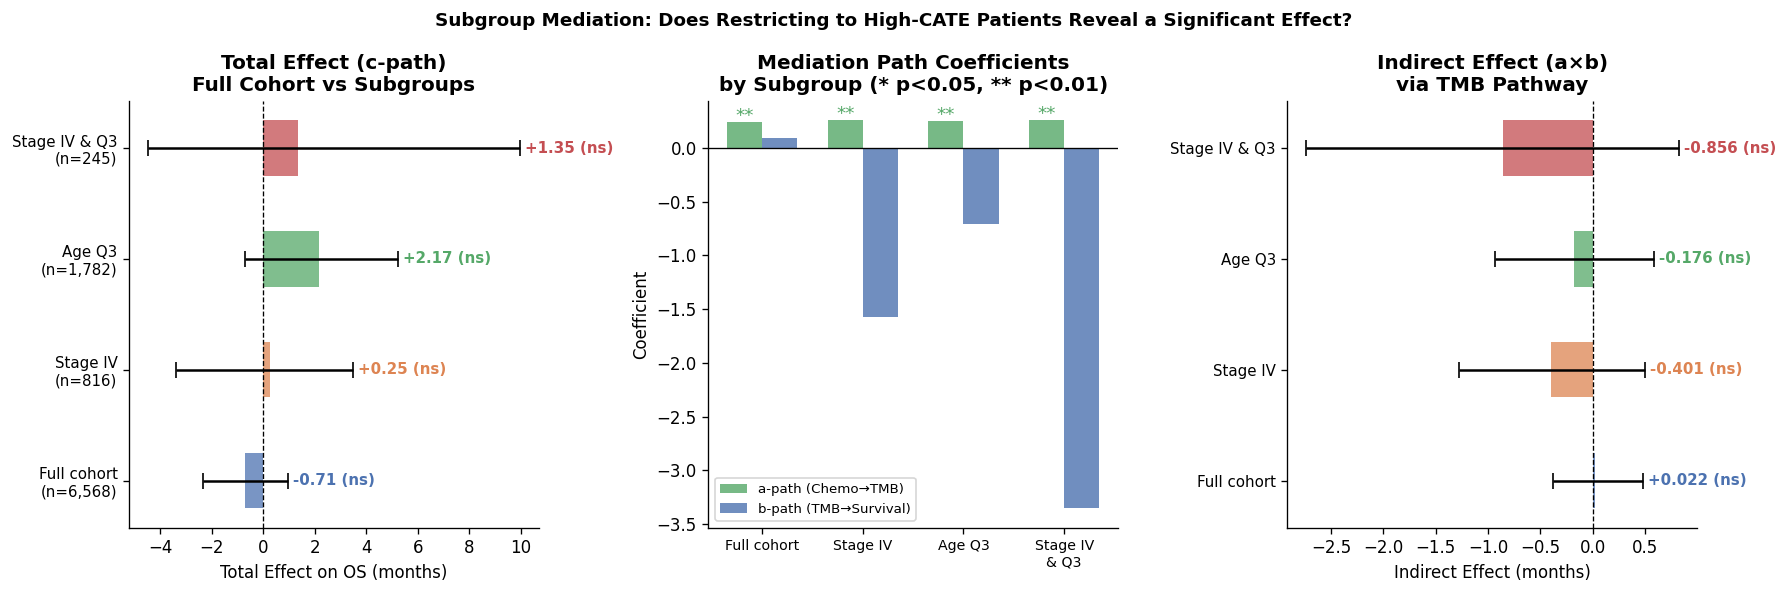
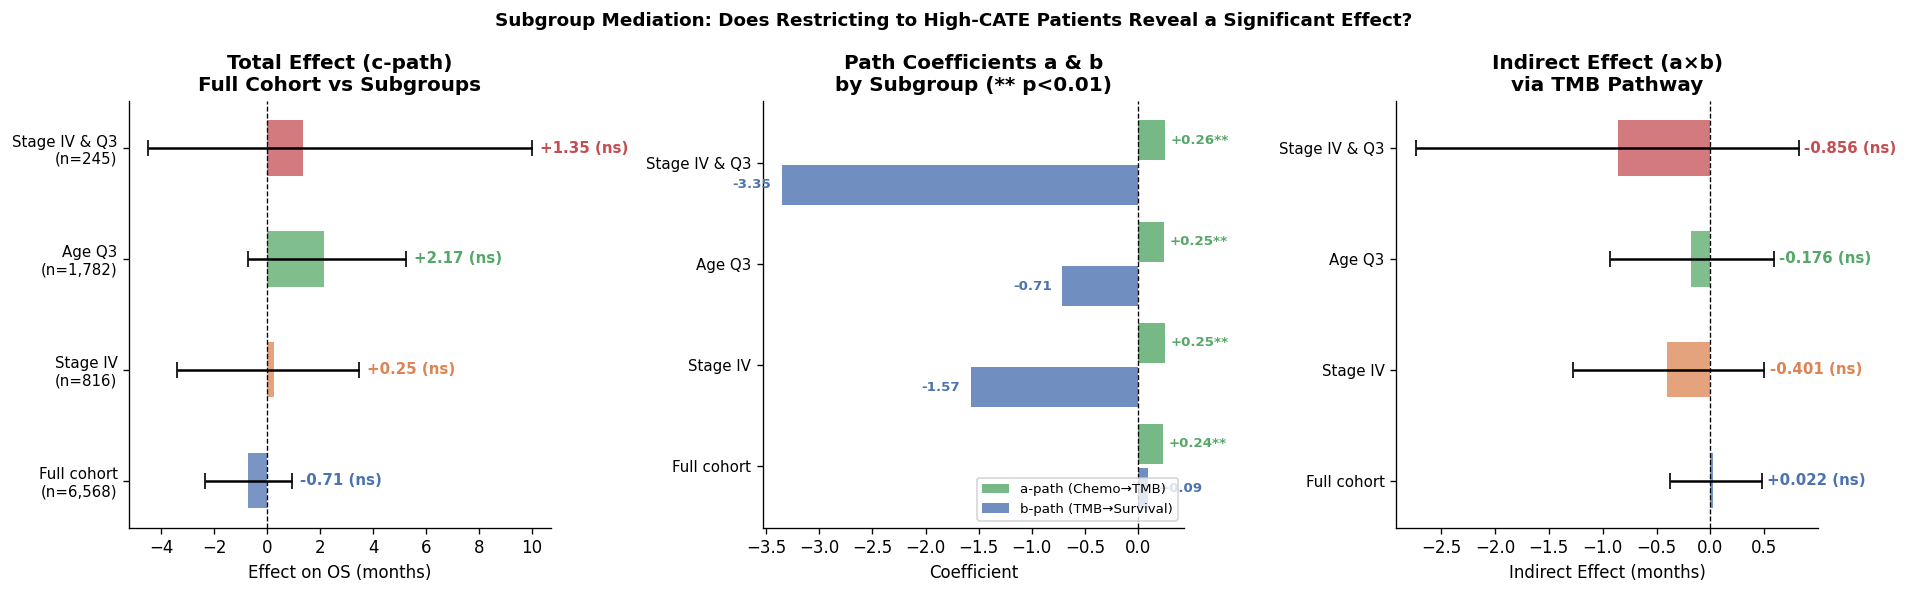
The notebook cell's code change between the first figure and the second:
--- before
+++ after
@@ -1,7 +1,7 @@
-fig, axes = plt.subplots(1, 3, figsize=(15, 5))
+fig, axes = plt.subplots(1, 3, figsize=(16, 5))
 names   = list(results.keys())
 palette = ['#4C72B0', '#DD8452', '#55A868', '#C44E52']
 
-# ── Panel 1: Total effect (c) across subgroups ──────────────────────────────
+# ── Panel 1: Total effect (c) ────────────────────────────────────────────────
 ax = axes[0]
 for i, (name, r) in enumerate(results.items()):
@@ -12,46 +12,40 @@
                 fmt='none', color='black', capsize=5, lw=1.5)
     sig = '**' if r['c_p'] < 0.01 else ('*' if r['c_p'] < 0.05 else 'ns')
-    ax.text(r['c_hi'] + 0.2, i, f'{r["c"]:+.2f} ({sig})',
+    x_label = max(r['c_hi'], r['c']) + 0.3
+    ax.text(x_label, i, f'{r["c"]:+.2f} ({sig})',
             va='center', fontsize=9, fontweight='bold', color=col)
 ax.axvline(0, color='black', lw=0.8, linestyle='--')
 ax.set_yticks(range(len(names)))
 ax.set_yticklabels([f'{n}\n(n={results[n]["n"]:,})' for n in names], fontsize=9)
-ax.set_xlabel('Total Effect on OS (months)')
+ax.set_xlabel('Effect on OS (months)')
 ax.set_title('Total Effect (c-path)\nFull Cohort vs Subgroups', fontweight='bold')
 
-# ── Panel 2: a-path and b-path significance ──────────────────────────────────
+# ── Panel 2: a-path and b-path — horizontal, same orientation as panels 1 & 3
 ax = axes[1]
-x = np.arange(len(names))
-w = 0.35
-a_vals = [results[n]['a'] for n in names]
-b_vals = [results[n]['b'] for n in names]
-a_ps   = [results[n]['a_p'] for n in names]
-b_ps   = [results[n]['b_p'] for n in names]
+h = 0.22  # half-height of each bar pair
+for i, (name, r) in enumerate(results.items()):
+    # a-path (green) — upper slot
+    ax.barh(i + h, r['a'], height=h*1.8, color='#55A868', alpha=0.8,
+            label='a-path (Chemo→TMB)' if i == 0 else '')
+    sig_a = '**' if r['a_p'] < 0.01 else ('*' if r['a_p'] < 0.05 else '')
+    ax.text(r['a'] + 0.05, i + h, f'{r["a"]:+.2f}{sig_a}',
+            va='center', fontsize=8, color='#55A868', fontweight='bold')
+    # b-path (blue) — lower slot
+    ax.barh(i - h, r['b'], height=h*1.8, color='#4C72B0', alpha=0.8,
+            label='b-path (TMB→Survival)' if i == 0 else '')
+    sig_b = '**' if r['b_p'] < 0.01 else ('*' if r['b_p'] < 0.05 else '')
+    x_b = (r['b'] + 0.1) if r['b'] >= 0 else (r['b'] - 0.1)
+    ax.text(x_b, i - h, f'{r["b"]:+.2f}{sig_b}',
+            va='center', fontsize=8, color='#4C72B0', fontweight='bold',
+            ha='left' if r['b'] >= 0 else 'right')
 
-bars_a = ax.bar(x - w/2, a_vals, width=w, label='a-path (Chemo→TMB)',
-                color='#55A868', alpha=0.8)
-bars_b = ax.bar(x + w/2, b_vals, width=w, label='b-path (TMB→Survival)',
-                color='#4C72B0', alpha=0.8)
+ax.axvline(0, color='black', lw=0.8, linestyle='--')
+ax.set_yticks(range(len(names)))
+ax.set_yticklabels([n for n in names], fontsize=9)
+ax.set_xlabel('Coefficient')
+ax.set_title('Path Coefficients a & b\nby Subgroup (** p<0.01)', fontweight='bold')
+ax.legend(fontsize=8, loc='lower right')
 
-for bar, p in zip(bars_a, a_ps):
-    sig = '**' if p < 0.01 else ('*' if p < 0.05 else '')
-    if sig:
-        ax.text(bar.get_x() + bar.get_width()/2,
-                bar.get_height() + 0.01, sig, ha='center', fontsize=11, color='#55A868')
-
-for bar, p in zip(bars_b, b_ps):
-    sig = '**' if p < 0.01 else ('*' if p < 0.05 else '')
-    if sig:
-        ax.text(bar.get_x() + bar.get_width()/2,
-                bar.get_height() + 0.01, sig, ha='center', fontsize=11, color='#4C72B0')
-
-ax.axhline(0, color='black', lw=0.8)
-ax.set_xticks(x)
-ax.set_xticklabels([n.replace(' &', '\n&') for n in names], fontsize=8.5)
-ax.set_ylabel('Coefficient')
-ax.set_title('Mediation Path Coefficients\nby Subgroup (* p<0.05, ** p<0.01)', fontweight='bold')
-ax.legend(fontsize=8)
-
-# ── Panel 3: Indirect effect (a×b) across subgroups ─────────────────────────
+# ── Panel 3: Indirect effect (a×b) ──────────────────────────────────────────
 ax = axes[2]
 for i, (name, r) in enumerate(results.items()):
@@ -63,6 +57,6 @@
     ci_cross = r['ie_lo'] <= 0 <= r['ie_hi']
     sig_label = 'ns' if ci_cross else '*'
-    ax.text(max(r['ie_hi'], 0) + 0.05, i,
-            f'{r["ie"]:+.3f} ({sig_label})',
+    x_label = max(r['ie_hi'], r['ie']) + 0.05
+    ax.text(x_label, i, f'{r["ie"]:+.3f} ({sig_label})',
             va='center', fontsize=9, color=col, fontweight='bold')
 

Commit: NB04: fix subgroup mediation Panel 2 to horizontal bars matching panels 1 and 3